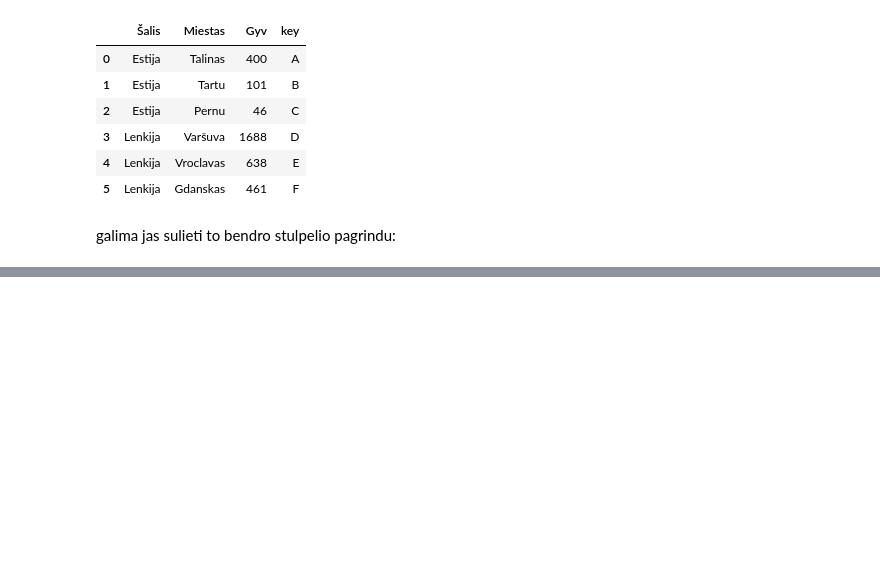
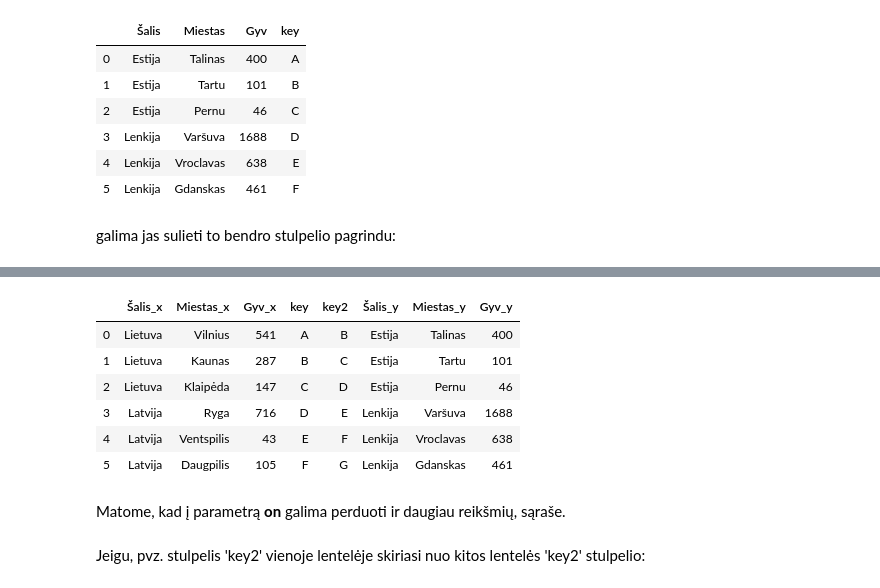
Before and after one commit to robotautas/kursas, a Jupyter notebook: Pandas/Pandas_2.ipynb, the cells around one changed output, grey strips where cells are left out. Drawn from its saved outputs; the diff is of its cells as text; code cells hidden in the pictures; blank space fills up the shorter version.

```diff
--- a/Pandas/Pandas_2.ipynb
+++ b/Pandas/Pandas_2.ipynb
@@ -398,0 +437,14 @@ TypeError: merge() got an unexpected keyword argument 'key'
+# %%
+pd.merge(data_main, data_right, on=['key', 'key2'])
+# %% [output]
+|  | Šalis_x | Miestas_x | Gyv_x | key | key2 | Šalis_y | Miestas_y | Gyv_y |
+| 0 | Lietuva | Vilnius | 541 | A | B | Estija | Talinas | 400 |
+| 1 | Lietuva | Kaunas | 287 | B | C | Estija | Tartu | 101 |
+| 2 | Lietuva | Klaipėda | 147 | C | D | Estija | Pernu | 46 |
+| 3 | Latvija | Ryga | 716 | D | E | Lenkija | Varšuva | 1688 |
+| 4 | Latvija | Ventspilis | 43 | E | F | Lenkija | Vroclavas | 638 |
+| 5 | Latvija | Daugpilis | 105 | F | G | Lenkija | Gdanskas | 461 |
+# %% [markdown]
+Matome, kad į parametrą **on** galima perduoti ir daugiau reikšmių, sąraše.
+# %% [markdown]
+Jeigu, pvz. stulpelis 'key2' vienoje lentelėje skiriasi nuo kitos lentelės 'key2' stulpelio:
```
Also changed, not shown: parts of 23 cells of this notebook, 1 other file.
